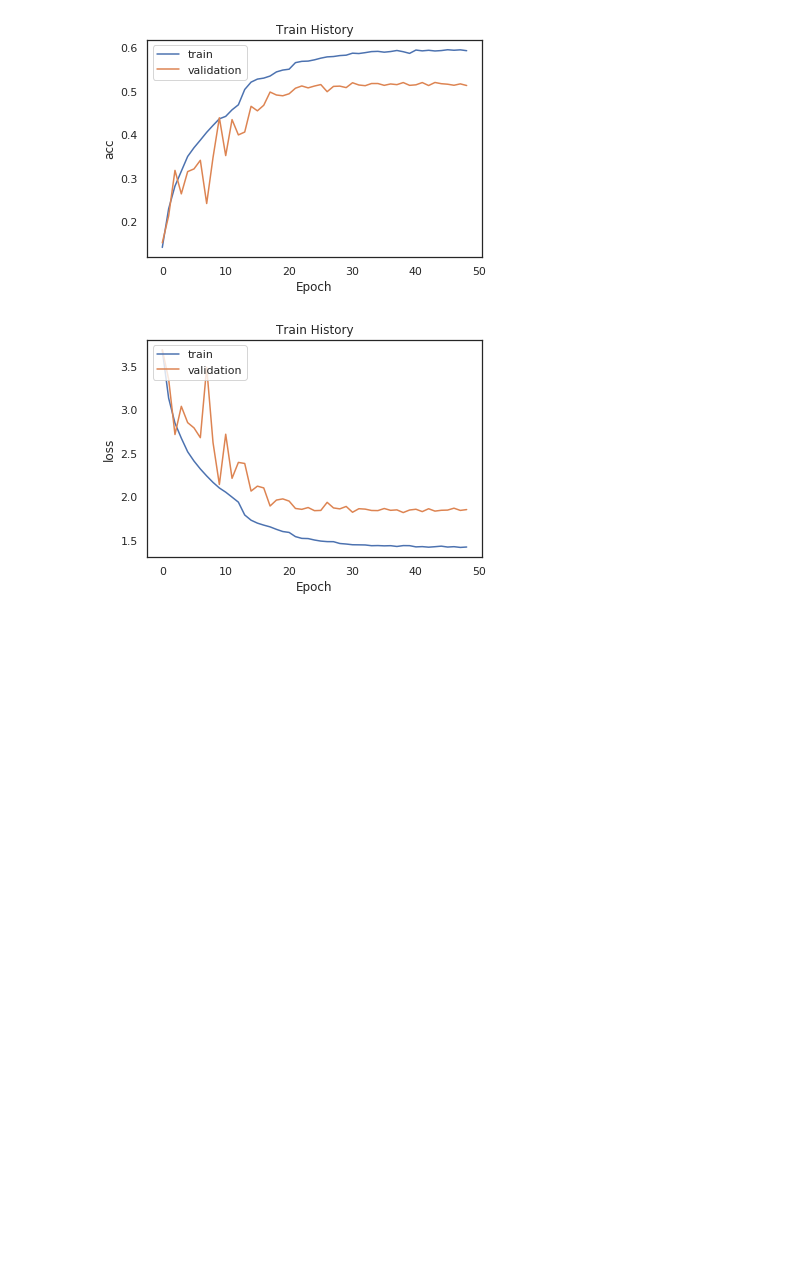
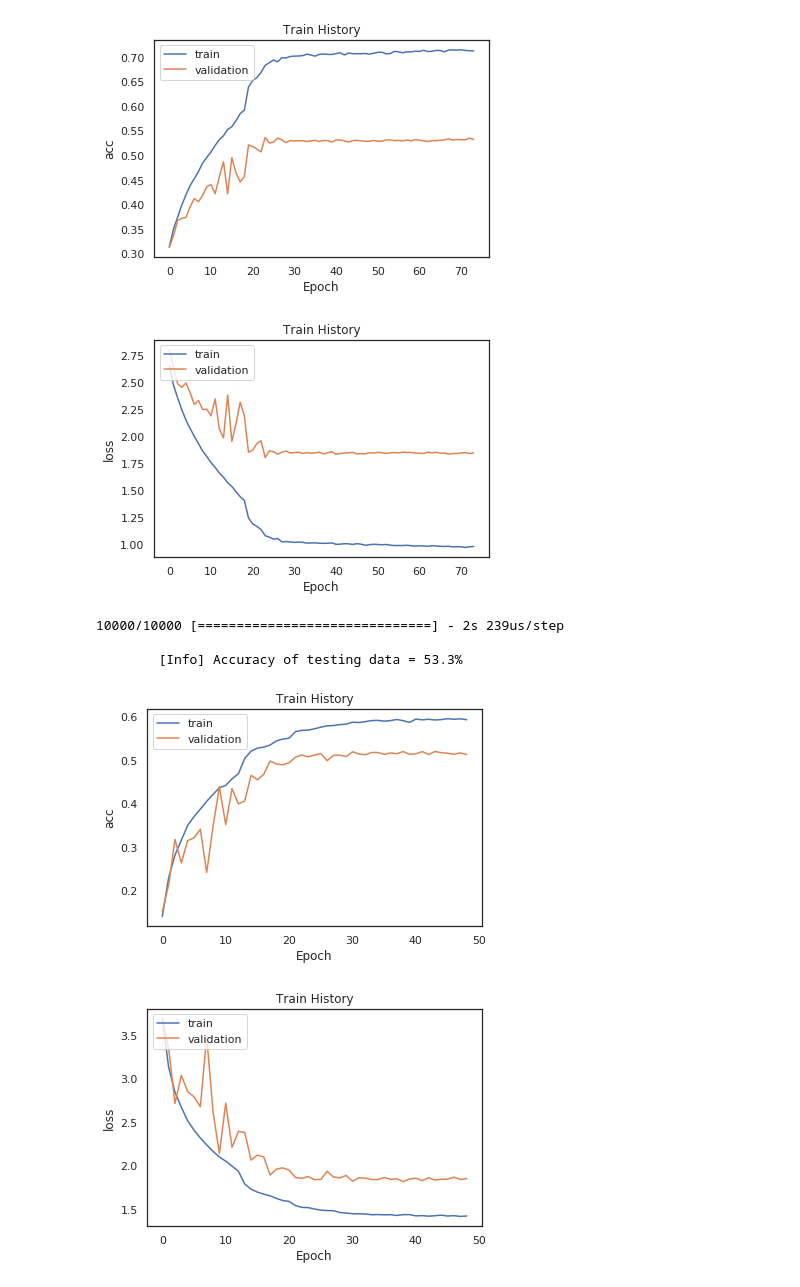
Before and after one commit to handsomekiwi/JupyterPractice, a Jupyter notebook: ML_course_HW/Y2019 HW10_2u.ipynb, the cells around one changed output. Drawn from its saved outputs; the diff is of its cells as text; code cells hidden in the pictures; blank space fills up the shorter version.

```diff
--- a/ML_course_HW/Y2019 HW10_2u.ipynb
+++ b/ML_course_HW/Y2019 HW10_2u.ipynb
@@ -186,3 +191,15 @@ Epoch 00077: early stopping
+# %%
+show_train_history(history, 'acc', 'val_acc')
+show_train_history(history, 'loss', 'val_loss')
+scores = model.evaluate(x_test_normalize, y_test_onehot)
+print()
+print("\t[Info] Accuracy of testing data = {:2.1f}%".format(scores[1]*100.0))
+# %% [output]
+[figure, added]
+[figure, added]
+10000/10000 [==============================] - 2s 239us/step
+
+        [Info] Accuracy of testing data = 53.3%
 # %%
 show_train_history(history, 'acc', 'val_acc')
 show_train_history(history, 'loss', 'val_loss')
```
Also changed, not shown: parts of 4 cells of this notebook.
